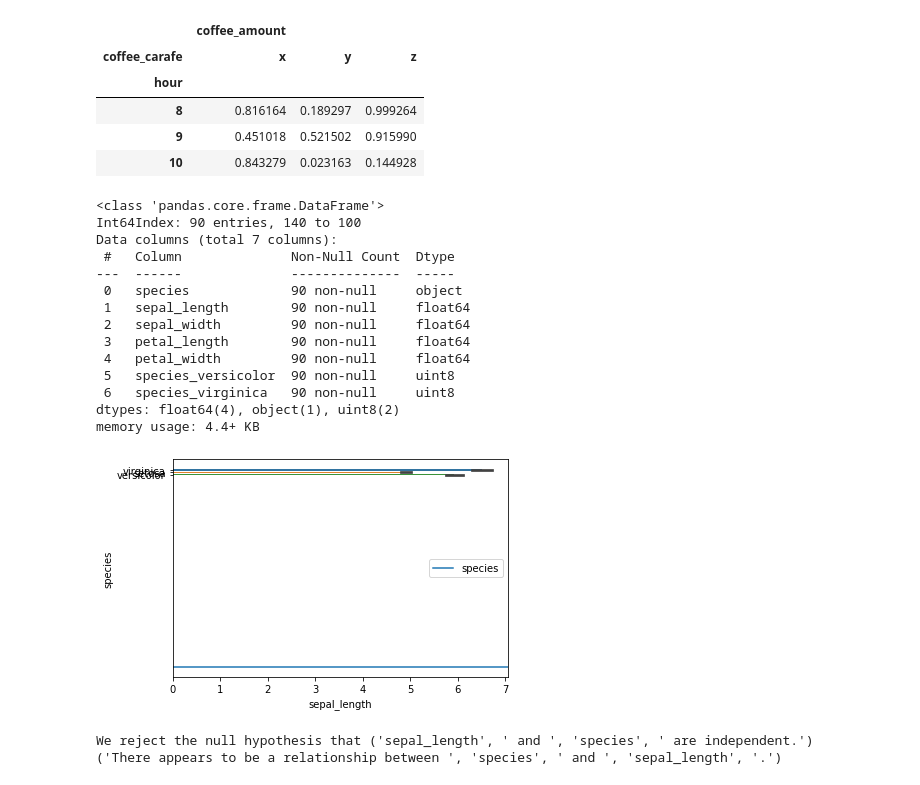
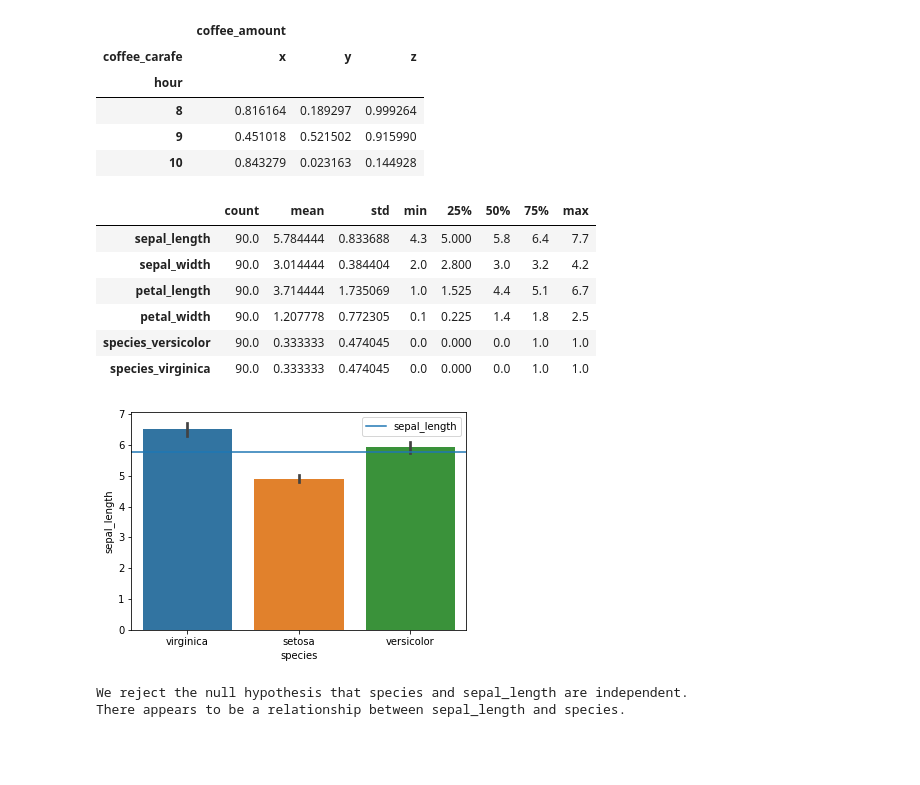
Before and after one commit to Peter-N-Chavez/classification_exercises, a Jupyter notebook: classification_exercises.ipynb, the cells around one changed output. Cells and saved outputs as stored; diff of their text form; code cells hidden in the pictures; blank space fills up the shorter version.

```diff
--- a/classification_exercises.ipynb
+++ b/classification_exercises.ipynb
@@ -219,25 +219,17 @@ df
 # %%
 train, validate, test = prep_split(prep_iris(new_iris_df()), "species")
 
-train.describe()
-train.info()
+display(train.describe().transpose())
 
-cat_analysis(train, "sepal_length", "species")
+cat_analysis(train, "species", "sepal_length")
 # %% [output]
+|  | count | mean | std | min | 25% | 50% | 75% | max |
+| sepal_length | 90.0 | 5.784444 | 0.833688 | 4.3 | 5.000 | 5.8 | 6.4 | 7.7 |
+| sepal_width | 90.0 | 3.014444 | 0.384404 | 2.0 | 2.800 | 3.0 | 3.2 | 4.2 |
+| petal_length | 90.0 | 3.714444 | 1.735069 | 1.0 | 1.525 | 4.4 | 5.1 | 6.7 |
+| petal_width | 90.0 | 1.207778 | 0.772305 | 0.1 | 0.225 | 1.4 | 1.8 | 2.5 |
+| species_versicolor | 90.0 | 0.333333 | 0.474045 | 0.0 | 0.000 | 0.0 | 1.0 | 1.0 |
+| species_virginica | 90.0 | 0.333333 | 0.474045 | 0.0 | 0.000 | 0.0 | 1.0 | 1.0 |
+[figure, new version]
-<class 'pandas.core.frame.DataFrame'>
-Int64Index: 90 entries, 140 to 100
-Data columns (total 7 columns):
- #   Column              Non-Null Count  Dtype
----  ------              --------------  -----
- 0   species             90 non-null     object
- 1   sepal_length        90 non-null     float64
- 2   sepal_width         90 non-null     float64
- 3   petal_length        90 non-null     float64
- 4   petal_width         90 non-null     float64
- 5   species_versicolor  90 non-null     uint8
- 6   species_virginica   90 non-null     uint8
-dtypes: float64(4), object(1), uint8(2)
-memory usage: 4.4+ KB
+We reject the null hypothesis that species and sepal_length are independent.
+There appears to be a relationship between sepal_length and species.
-[figure, old version]
-We reject the null hypothesis that ('sepal_length', ' and ', 'species', ' are independent.')
-('There appears to be a relationship between ', 'species', ' and ', 'sepal_length', '.')
```
Also changed, not shown: parts of 2 cells of this notebook, 1 other file.
